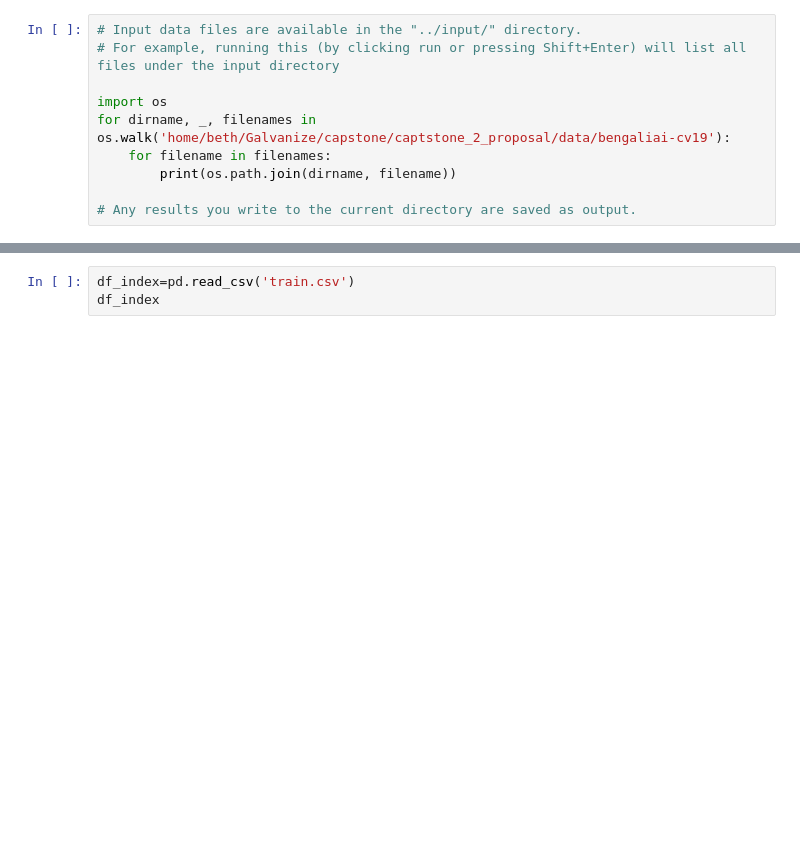
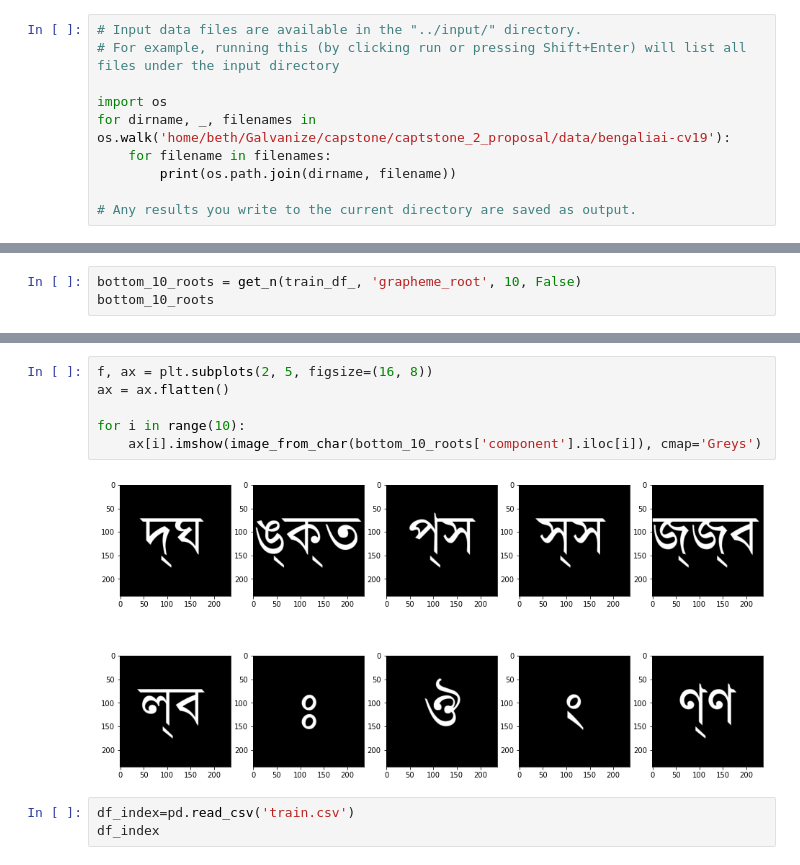
Before and after one commit to bethsung1011/capstone_2, a Jupyter notebook: src/3_31_night_thanks_to_Kaushal Shah.ipynb, the cells around one changed output, grey strips where cells are left out. Cells and saved outputs as stored; diff of their text form; blank space fills up the shorter version.

```diff
--- a/src/3_31_night.ipynb
+++ b/src/3_31_night_thanks_to_Kaushal Shah.ipynb
@@ -66,0 +170,3 @@ FileNotFoundError: [Errno 2] No such file or directory: 'test.csv'
+# %%
+bottom_10_roots = get_n(train_df_, 'grapheme_root', 10, False)
+bottom_10_roots
@@ -67,3 +185,11 @@ FileNotFoundError: [Errno 2] No such file or directory: 'test.csv'
+# %%
+f, ax = plt.subplots(2, 5, figsize=(16, 8))
+ax = ax.flatten()
+
+for i in range(10):
+    ax[i].imshow(image_from_char(bottom_10_roots['component'].iloc[i]), cmap='Greys')
+# %% [output]
+[figure, added]
 # %%
 df_index=pd.read_csv('train.csv')
 df_index
```
Also changed, not shown: parts of 17 cells of this notebook, 1 other file.
